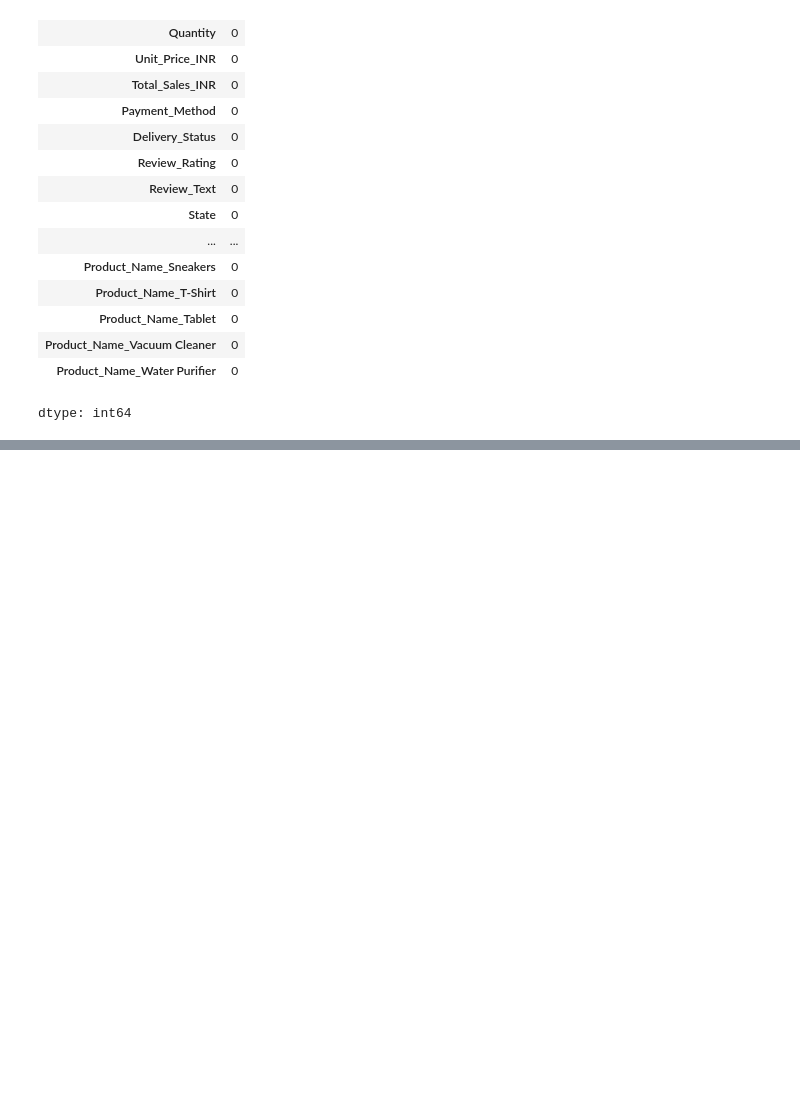
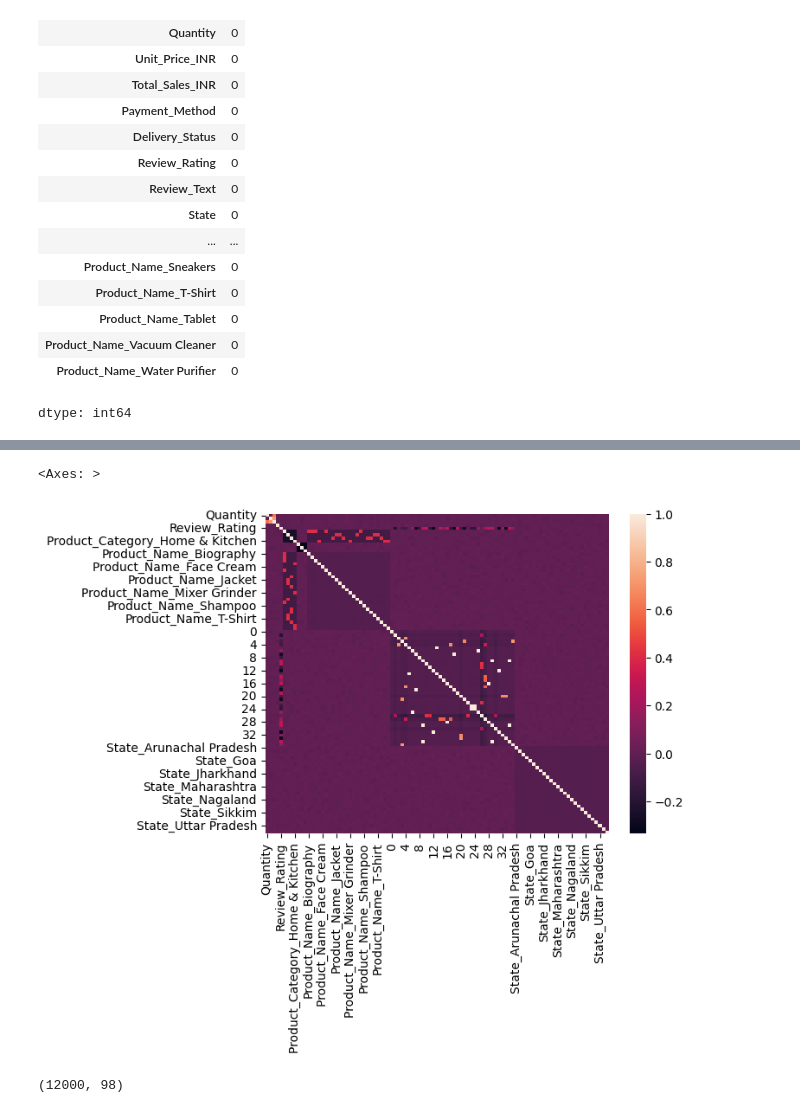
Before and after one commit to SouravDasz/practice, a Jupyter notebook: financial.ipynb, the cells around one changed output, grey strips where cells are left out. Drawn from its saved outputs; the diff is of its cells as text; code cells hidden in the pictures; blank space fills up the shorter version.

Commit message:
train the model

```diff
--- a/financial.ipynb
+++ b/financial.ipynb
@@ -298,0 +340,4 @@ dtype: int64
+# %%
+text_df = pd.DataFrame(text_features)
+# %%
+df = pd.concat([df.drop("Review_Text", axis=1), text_df], axis=1)
@@ -298,0 +351,4 @@ dtype: int64
+# %%
+onehot=OneHotEncoder(drop="first",sparse_output=False)
+part=onehot.fit_transform(df[["State"]])
+part=pd.DataFrame(part,columns=onehot.get_feature_names_out())
@@ -298,0 +376,2 @@ dtype: int64
+# %%
+df=pd.concat([df.drop("State",axis=1),part],axis=1)
@@ -298,0 +463,9 @@ dtype: int64
+# %%
+sns.heatmap(df.corr())
+# %% [output]
+<Axes: >
+[figure, added]
+# %%
+x_train.shape
+# %% [output]
+(12000, 98)
```
Also changed, not shown: parts of 16 cells of this notebook.
